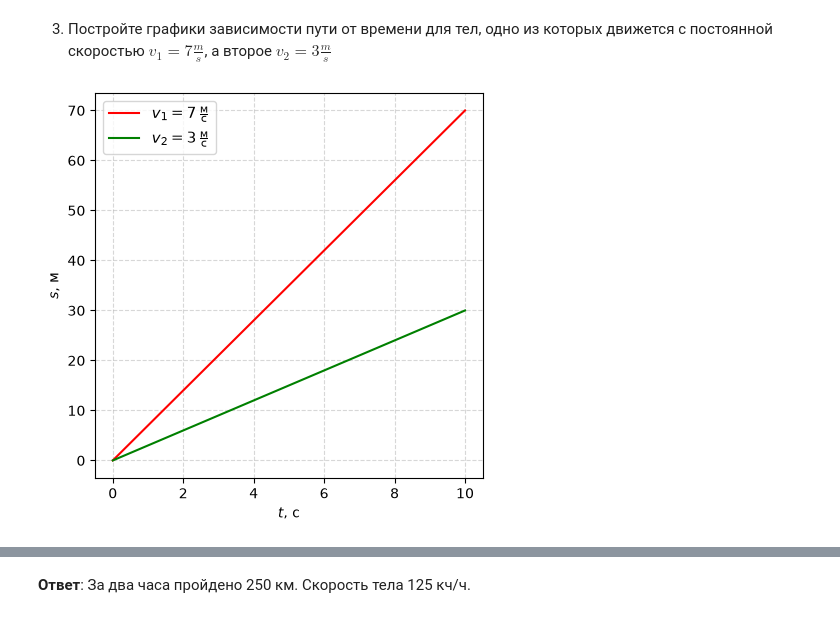
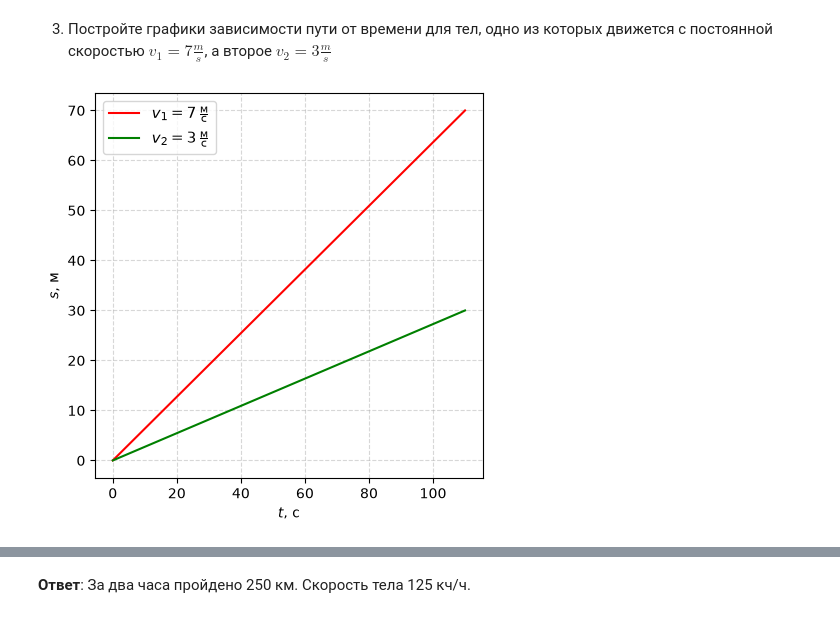
Before and after one commit to romashina/physics, a Jupyter notebook: 07.02.ipynb, the cells around one changed output, grey strips where cells are left out. Cells and saved outputs as stored; diff of their text form; code cells hidden in the pictures.

```diff
--- a/07.02.ipynb
+++ b/07.02.ipynb
@@ -141,25 +141,26 @@ print("Ответ: дуб вырастет до 6 м за", round(6*0.3, 2), "г
 # %%
 import matplotlib.pyplot as plt
 import numpy as np
 
 plt.figure(figsize=(5, 5))
 
 scale=10
-v1=np.r_[0, 7]*scale
-v2=np.r_[0, 3]*scale
-timeline = np.r_[0, 1]*scale
+v1=np.r_[0, 7]
+v2=np.r_[0, 3]
+t_start = 0
+t_end = 11
 
-plt.plot(timeline, v1, "r-", label=r"$v_1 = 7\,\frac{\text{м}}{\text{с}}$")
-plt.plot(timeline, v2, "g-", label=r"$v_2 = 3\,\frac{\text{м}}{\text{с}}$")
+plt.plot((t_start*scale, t_end*scale), v1*scale, "r-", label=r"$v_1 = 7\,\frac{\text{м}}{\text{с}}$")
+plt.plot((t_start*scale, t_end*scale), v2*scale, "g-", label=r"$v_2 = 3\,\frac{\text{м}}{\text{с}}$")
 
 plt.xlabel(r"$t$, с")
 plt.ylabel(r"$s$, м")
 plt.legend(fontsize=11)
 plt.grid(True, linestyle="--", alpha=0.5)
 
 plt.show()
 # %% [output]
-[figure, old version]
+[figure, new version]
 # %% [markdown]
 4. На рисунке 42 приведён график зависимости пройденного пути от времени для равномерно движущегося тела. По этому графику най­дите путь, пройденный телом за 2 ч. Рассчитайте скорость тела.
 
```
Also changed, not shown: parts of 13 cells of this notebook, 1 other file.
